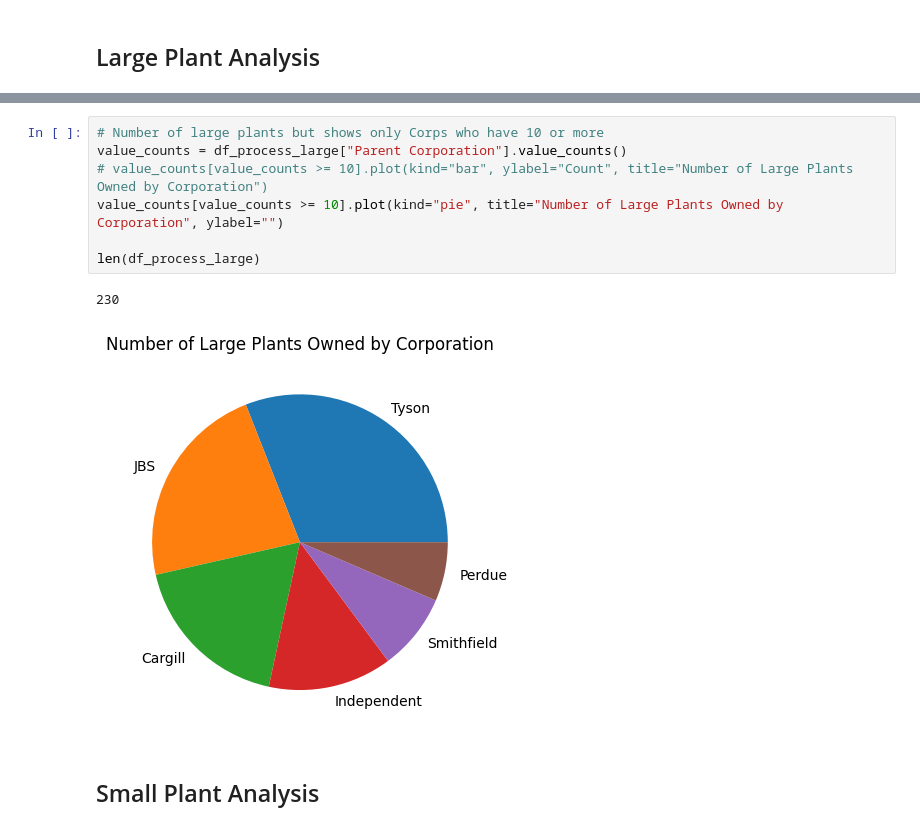
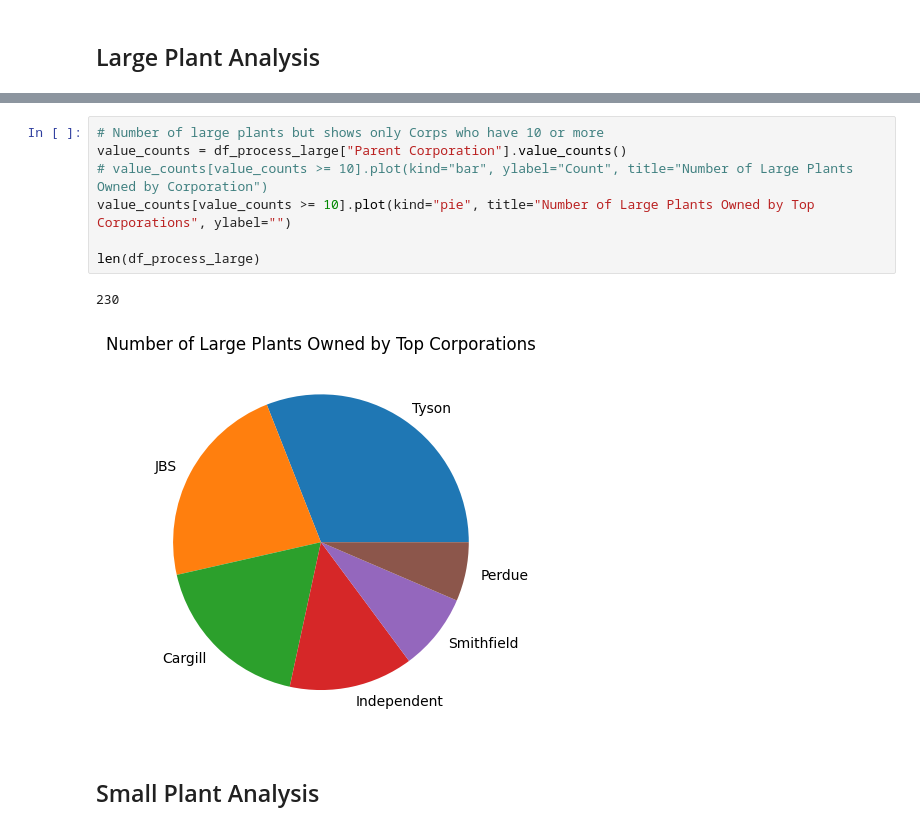
Before and after one commit to uchicago-dsi/rafi-poultry, a Jupyter notebook: notebooks/steve_FSIS_eda.ipynb, the cells around one changed output, grey strips where cells are left out. Saved outputs shown, nothing was run; the diff lists cells and outputs as text.

```diff
--- a/notebooks/steve_FSIS_eda.ipynb
+++ b/notebooks/steve_FSIS_eda.ipynb
@@ -116,13 +124,13 @@ df_process_large["Animals Processed"].value_counts().plot(kind="bar", ylabel="Co
 # %%
 # Number of large plants but shows only Corps who have 10 or more
 value_counts = df_process_large["Parent Corporation"].value_counts()
 # value_counts[value_counts >= 10].plot(kind="bar", ylabel="Count", title="Number of Large Plants Owned by Corporation")
-value_counts[value_counts >= 10].plot(kind="pie", title="Number of Large Plants Owned by Corporation", ylabel="")
+value_counts[value_counts >= 10].plot(kind="pie", title="Number of Large Plants Owned by Top Corporations", ylabel="")
 
 len(df_process_large)
 # %% [output]
 230
-[figure, old version]
+[figure, new version]
 # %% [markdown]
 ## Small Plant Analysis
 # %%
```
Also changed, not shown: parts of 7 cells of this notebook, 1 other file.
